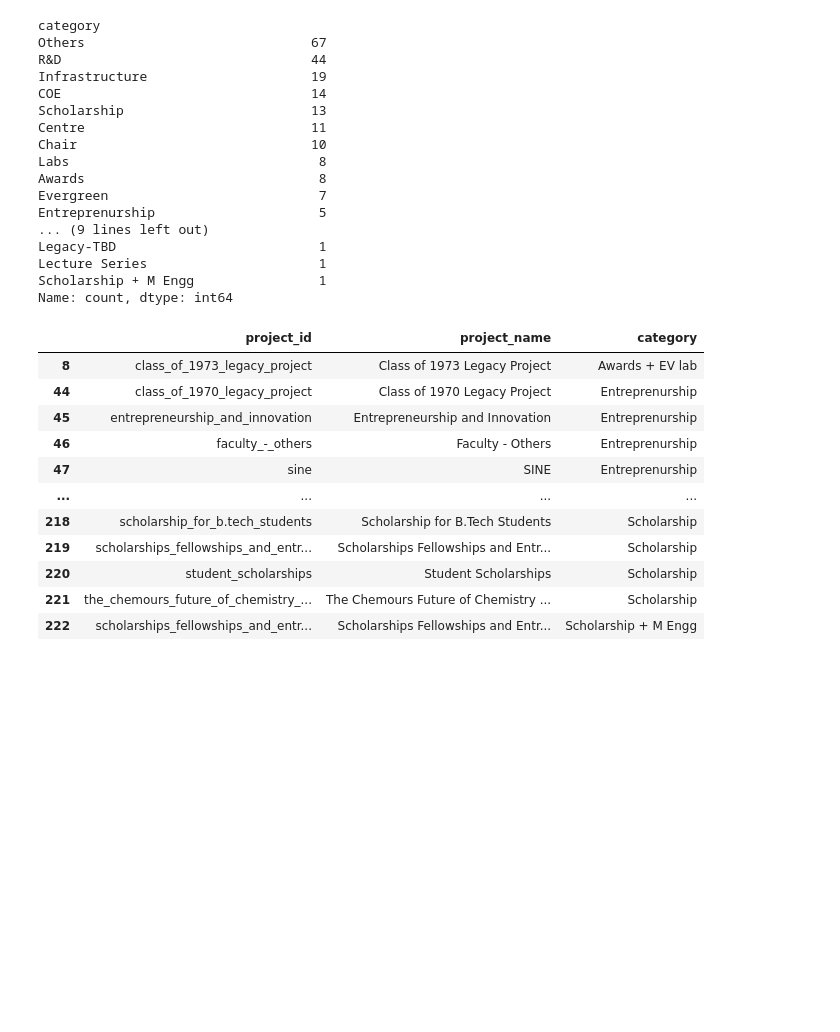
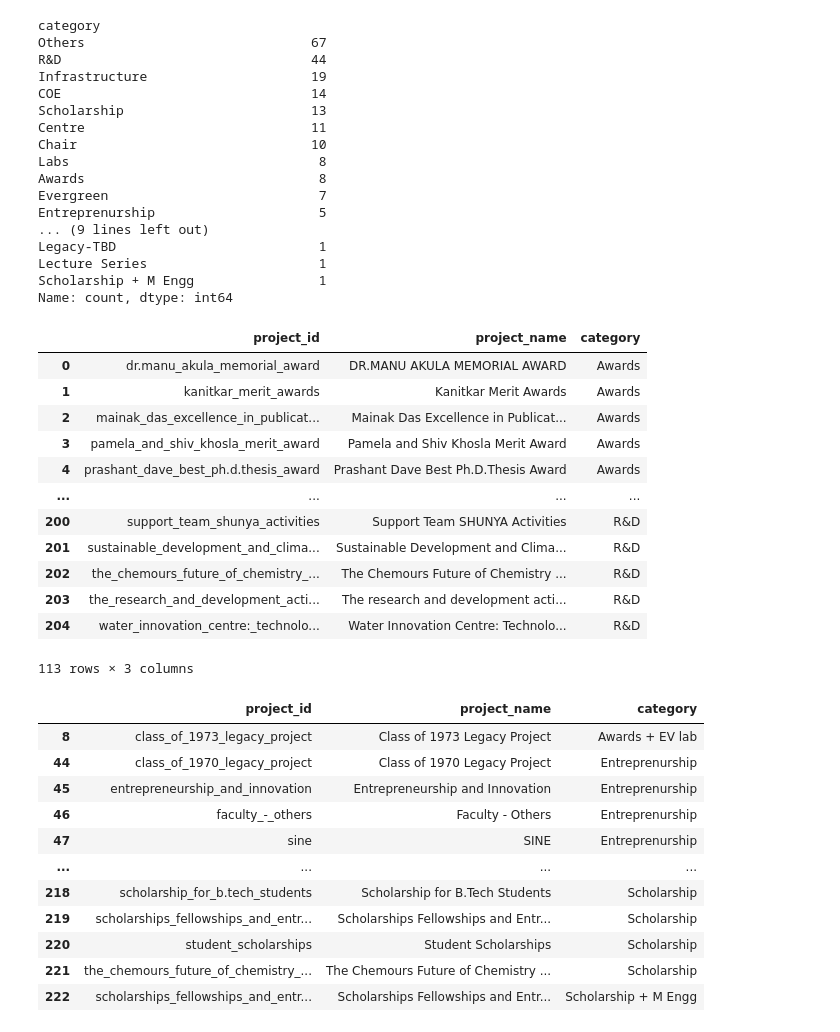
Before and after one commit to khamsakamal48/Funds-receivable-in-ERP, a Jupyter notebook: Working Analysis.ipynb, the cells around one changed output. Cells and saved outputs as stored; diff of their text form; code cells hidden in the pictures; blank space fills up the shorter version.

```diff
--- a/Working Analysis.ipynb
+++ b/Working Analysis.ipynb
@@ -253,3 +253,19 @@ Legacy-TBD                          1
 Lecture Series                      1
 Scholarship + M Engg                1
 Name: count, dtype: int64
+# %%
+project_directory_new[project_directory_new['category'].isin(['Centre', 'COE', 'R&D', 'Strategic Needs', 'Infrastructure', 'Project Evergreen', 'Evergreen', 'Student Development', 'Faculty Development', 'Awards', 'Chair'])]
+# %% [output]
+|  | project_id | project_name | category |
+| 0 | dr.manu_akula_memorial_award | DR.MANU AKULA MEMORIAL AWARD | Awards |
+| 1 | kanitkar_merit_awards | Kanitkar Merit Awards | Awards |
+| 2 | mainak_das_excellence_in_publicat... | Mainak Das Excellence in Publicat... | Awards |
+| 3 | pamela_and_shiv_khosla_merit_award | Pamela and Shiv Khosla Merit Award | Awards |
+| 4 | prashant_dave_best_ph.d.thesis_award | Prashant Dave Best Ph.D.Thesis Award | Awards |
+| ... | ... | ... | ... |
+| 200 | support_team_shunya_activities | Support Team SHUNYA Activities | R&D |
+| 201 | sustainable_development_and_clima... | Sustainable Development and Clima... | R&D |
+| 202 | the_chemours_future_of_chemistry_... | The Chemours Future of Chemistry ... | R&D |
+| 203 | the_research_and_development_acti... | The research and development acti... | R&D |
+| 204 | water_innovation_centre:_technolo... | Water Innovation Centre: Technolo... | R&D |
+113 rows × 3 columns
```
Also changed, not shown: parts of 13 cells of this notebook, 2 other files.
